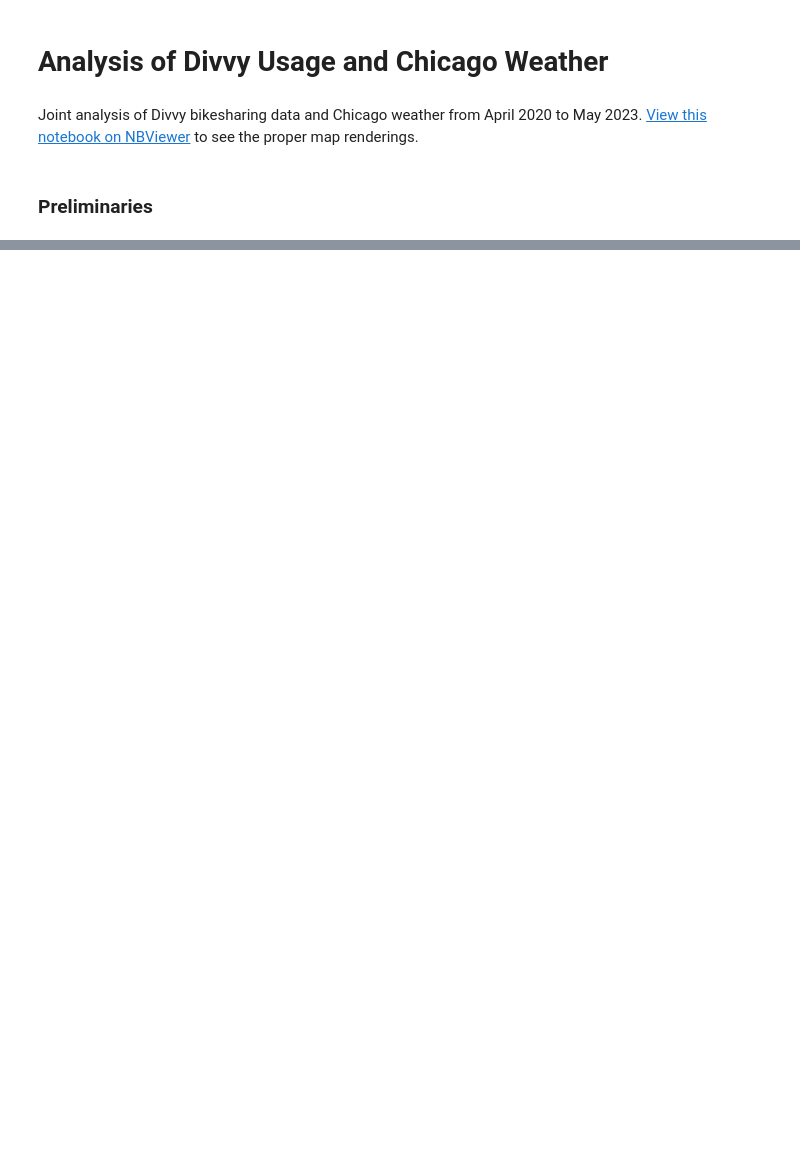
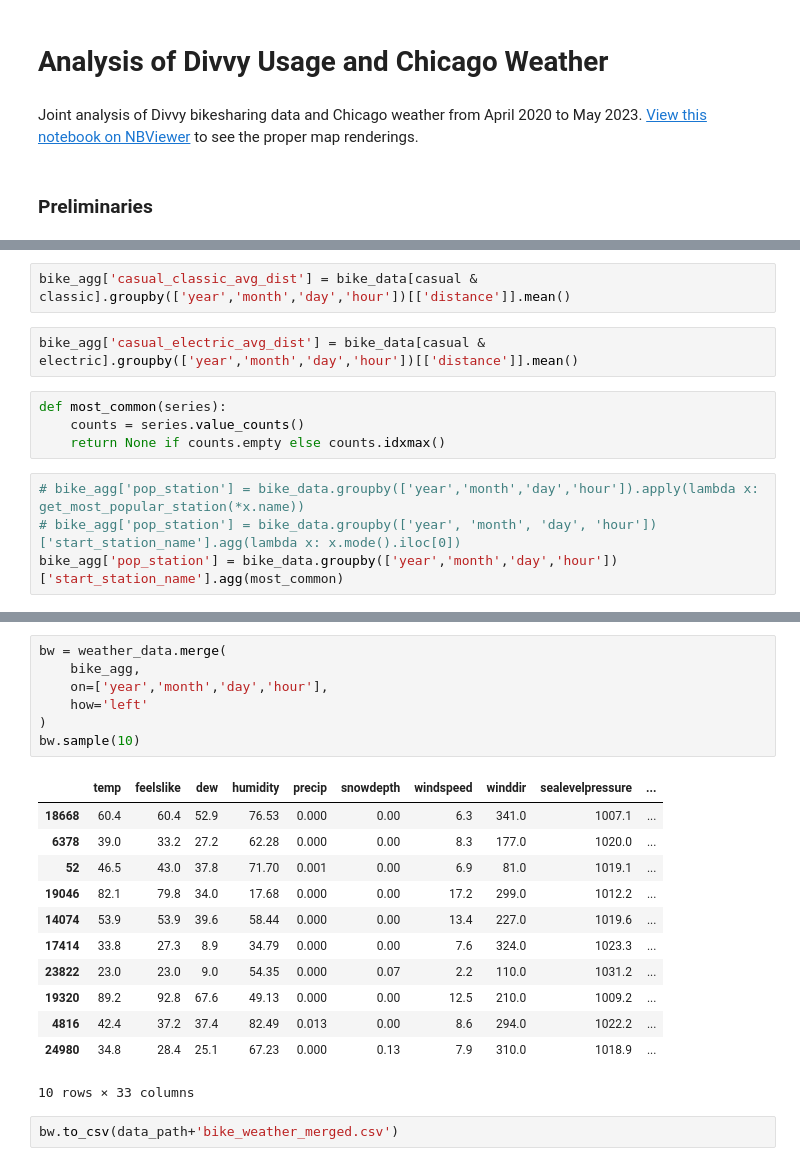
Before and after one commit to pollyren/divvy, a Jupyter notebook: analysis/weather_analysis.ipynb, the cells around one changed output, grey strips where cells are left out. Cells and saved outputs as stored; diff of their text form; blank space fills up the shorter version.

Commit message:
finished merging bike and weather data

```diff
--- a/analysis/weather_analysis.ipynb
+++ b/analysis/weather_analysis.ipynb
@@ -88,0 +174,12 @@ I will redo the same cleaning operations performed in `eda.ipynb`, with the same
+# %%
+bike_agg['casual_classic_avg_dist'] = bike_data[casual & classic].groupby(['year','month','day','hour'])[['distance']].mean()
+# %%
+bike_agg['casual_electric_avg_dist'] = bike_data[casual & electric].groupby(['year','month','day','hour'])[['distance']].mean()
+# %%
+def most_common(series):
+    counts = series.value_counts()
+    return None if counts.empty else counts.idxmax()
+# %%
+# bike_agg['pop_station'] = bike_data.groupby(['year','month','day','hour']).apply(lambda x: get_most_popular_station(*x.name))
+# bike_agg['pop_station'] = bike_data.groupby(['year', 'month', 'day', 'hour'])['start_station_name'].agg(lambda x: x.mode().iloc[0])
+bike_agg['pop_station'] = bike_data.groupby(['year','month','day','hour'])['start_station_name'].agg(most_common)
@@ -88,0 +201,22 @@ I will redo the same cleaning operations performed in `eda.ipynb`, with the same
+# %%
+bw = weather_data.merge(
+    bike_agg,
+    on=['year','month','day','hour'],
+    how='left'
+)
+bw.sample(10)
+# %% [output]
+|  | temp | feelslike | dew | humidity | precip | snowdepth | windspeed | winddir | sealevelpressure | ... |
+| 18668 | 60.4 | 60.4 | 52.9 | 76.53 | 0.000 | 0.00 | 6.3 | 341.0 | 1007.1 | ... |
+| 6378 | 39.0 | 33.2 | 27.2 | 62.28 | 0.000 | 0.00 | 8.3 | 177.0 | 1020.0 | ... |
+| 52 | 46.5 | 43.0 | 37.8 | 71.70 | 0.001 | 0.00 | 6.9 | 81.0 | 1019.1 | ... |
+| 19046 | 82.1 | 79.8 | 34.0 | 17.68 | 0.000 | 0.00 | 17.2 | 299.0 | 1012.2 | ... |
+| 14074 | 53.9 | 53.9 | 39.6 | 58.44 | 0.000 | 0.00 | 13.4 | 227.0 | 1019.6 | ... |
+| 17414 | 33.8 | 27.3 | 8.9 | 34.79 | 0.000 | 0.00 | 7.6 | 324.0 | 1023.3 | ... |
+| 23822 | 23.0 | 23.0 | 9.0 | 54.35 | 0.000 | 0.07 | 2.2 | 110.0 | 1031.2 | ... |
+| 19320 | 89.2 | 92.8 | 67.6 | 49.13 | 0.000 | 0.00 | 12.5 | 210.0 | 1009.2 | ... |
+| 4816 | 42.4 | 37.2 | 37.4 | 82.49 | 0.013 | 0.00 | 8.6 | 294.0 | 1022.2 | ... |
+| 24980 | 34.8 | 28.4 | 25.1 | 67.23 | 0.000 | 0.13 | 7.9 | 310.0 | 1018.9 | ... |
+10 rows × 33 columns
+# %%
+bw.to_csv(data_path+'bike_weather_merged.csv')
```
Also changed, not shown: parts of 32 cells of this notebook.
